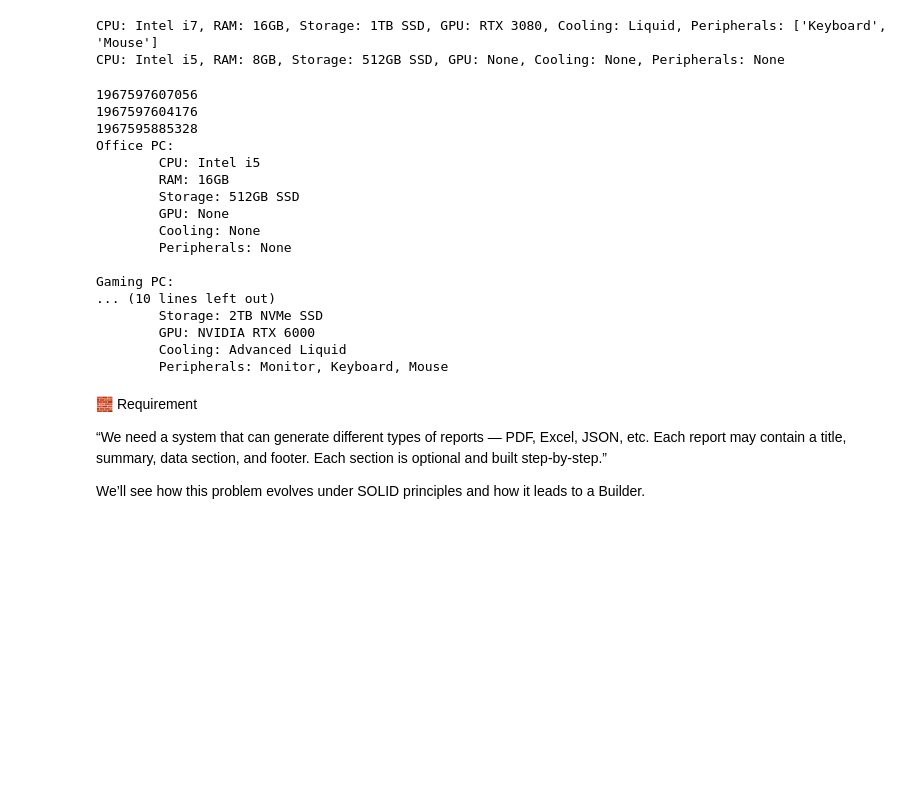
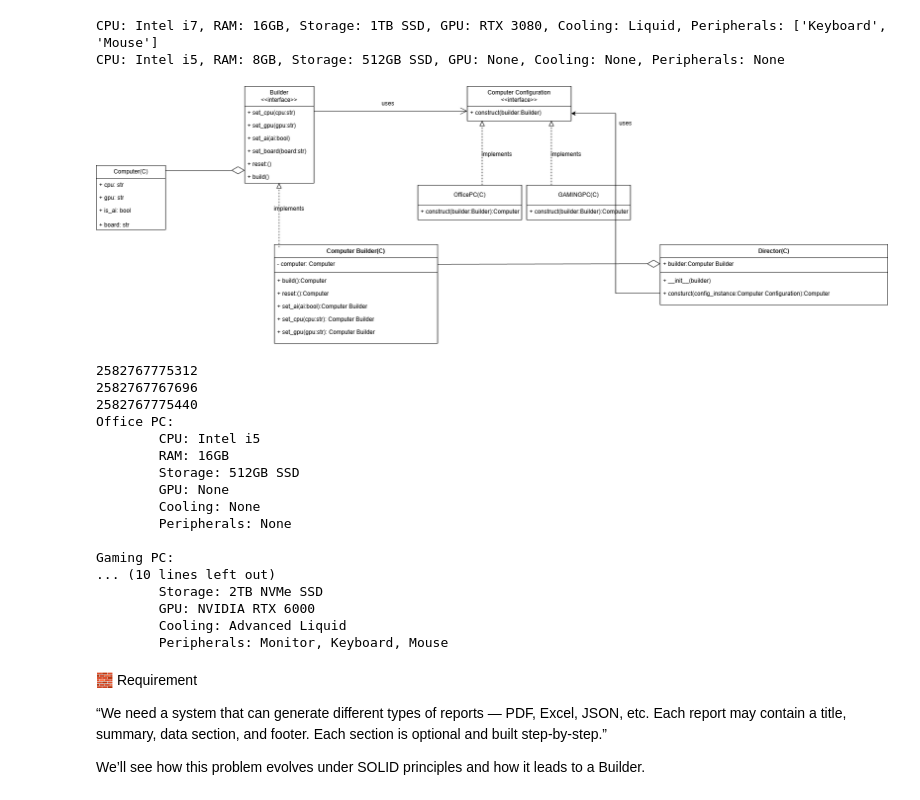
Before and after one commit to Shanmukh15501/DSA, a Jupyter notebook: design_patterns/design_patterns.ipynb, the cells around one changed output. Saved outputs shown, nothing was run; the diff lists cells and outputs as text; code cells hidden in the pictures; blank space fills up the shorter version.

```diff
--- a/design_patterns/design_patterns.ipynb
+++ b/design_patterns/design_patterns.ipynb
@@ -601,6 +636,16 @@ print(comp2.specifications())
 # %% [output]
 CPU: Intel i7, RAM: 16GB, Storage: 1TB SSD, GPU: RTX 3080, Cooling: Liquid, Peripherals: ['Keyboard', 'Mouse']
 CPU: Intel i5, RAM: 8GB, Storage: 512GB SSD, GPU: None, Cooling: None, Peripherals: None
+# %%
+from IPython.display import Image, display
+
+# Provide the path to your local image file
+try:
+    display(Image(filename='D:\\Interview_Qna\\DSA\images\\computer_builder.drawio.png'))
+except FileNotFoundError:
+    print("Displaying a placeholder image instead:")
+# %% [output]
+[figure, added]
 # %%
 from abc import ABC, abstractmethod
 
@@ -659,10 +704,10 @@ class Builder(ABC):
 # -----------------------------
 class ComputerBuilder(Builder):
     def __init__(self):
-        self.reset()
+        self._computer = self.reset()
 
     def reset(self):
-        self._computer = Computer()
+        return Computer()
 
     def set_cpu(self, cpu):
         self._computer.cpu = cpu
@@ -690,7 +735,7 @@ class ComputerBuilder(Builder):
 
     def build(self):
         product = self._computer
-        self.reset()
+        self._computer = self.reset()
         return product
 
 
@@ -777,9 +822,9 @@ if __name__ == "__main__":
     print("Gaming PC:", gaming_pc.specifications())
     print("Workstation PC:", workstation_pc.specifications())
 # %% [output]
-1967597607056
-1967597604176
-1967595885328
+2582767775312
+2582767767696
+2582767775440
 Office PC:
         CPU: Intel i5
         RAM: 16GB
```
Also changed, not shown: parts of 5 cells of this notebook, 7 other files.
